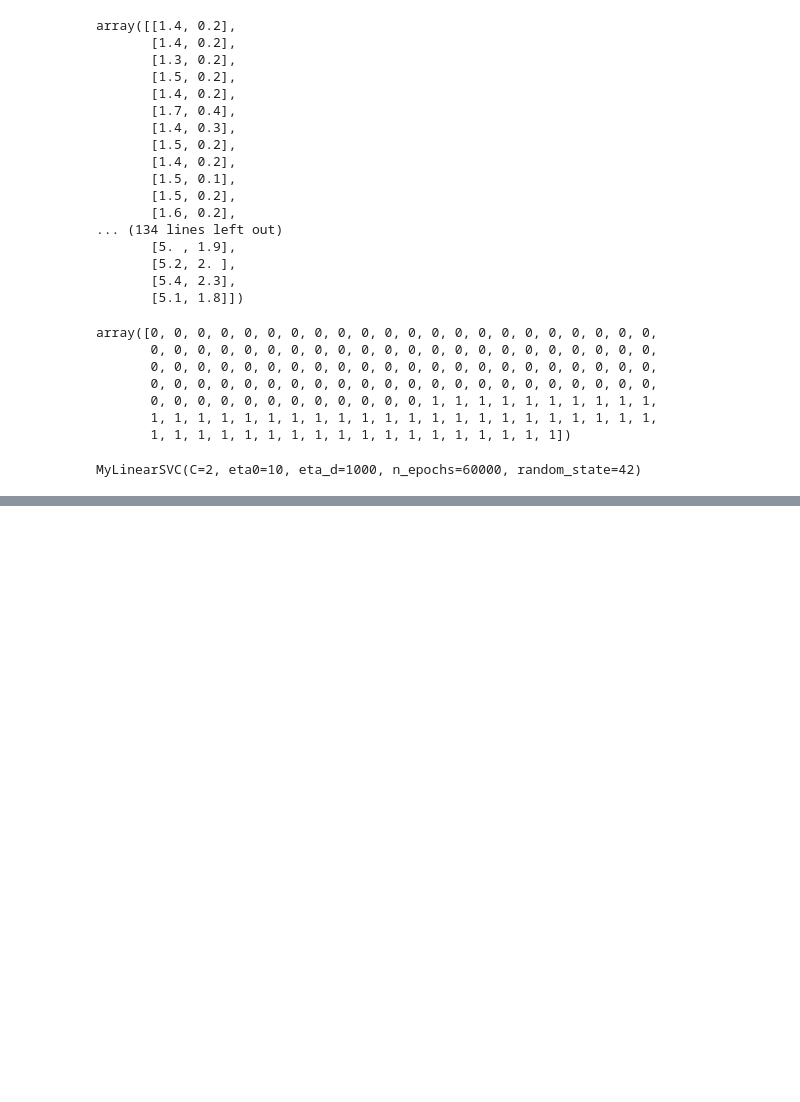
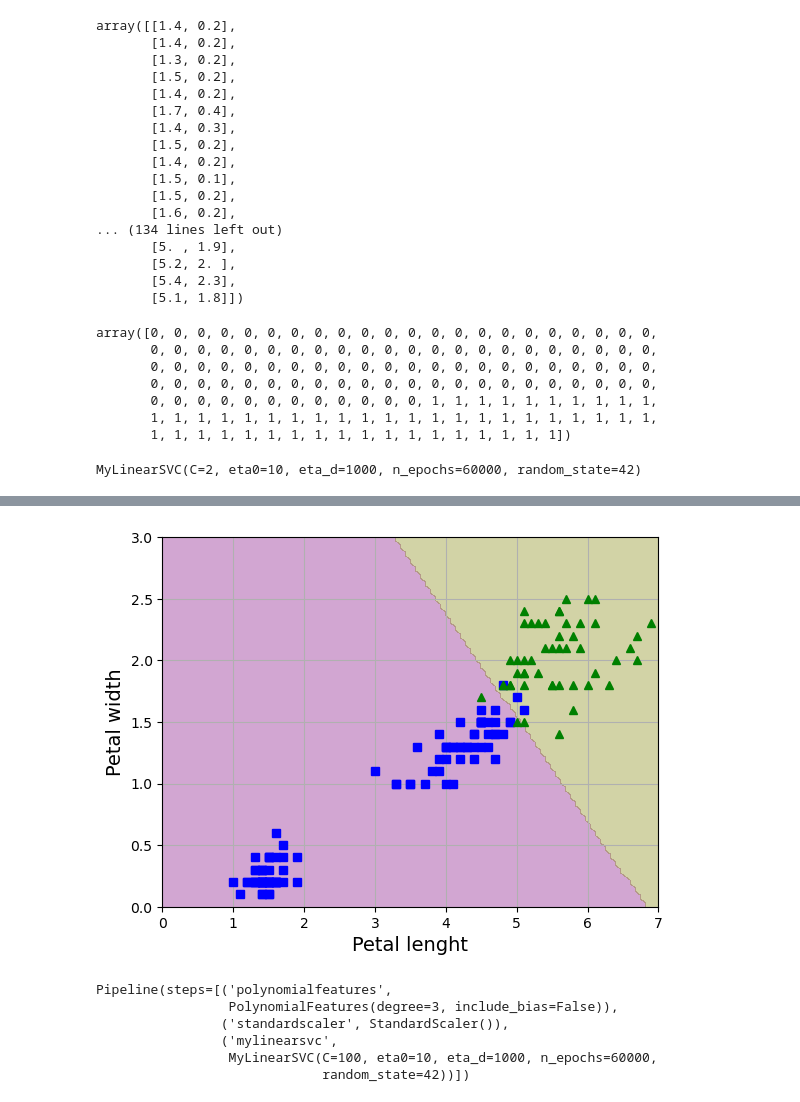
Before and after one commit to cj-chavarria/Machine-Learning-Coursework, a Jupyter notebook: 09_SVMs.ipynb, the cells around one changed output, grey strips where cells are left out. Cells and saved outputs as stored; diff of their text form; code cells hidden in the pictures; blank space fills up the shorter version.

```diff
--- a/09_SVMs.ipynb
+++ b/09_SVMs.ipynb
@@ -110,0 +177,6 @@ print(svm_clf.intercept_, svm_clf.coef_)
+# %%
+plot_predictions(svm_clf, [0,7,0,3])
+plot_dataset(X,y, [0,7,0,3], xlabel='Petal lenght', ylabel='Petal width')
+plt.show()
+# %% [output]
+[figure, added]
@@ -110,0 +188,18 @@ print(svm_clf.intercept_, svm_clf.coef_)
+# %%
+from sklearn.pipeline import make_pipeline
+
+
+C = 100
+polynomial_svm_clf =  make_pipeline(
+    PolynomialFeatures(degree=3, include_bias=False),
+    StandardScaler(),
+    MyLinearSVC(C=C, eta0=10, eta_d=1000, n_epochs=60000, random_state=42)
+)
+polynomial_svm_clf.fit(X,y)
+# %% [output]
+Pipeline(steps=[('polynomialfeatures',
+                 PolynomialFeatures(degree=3, include_bias=False)),
+                ('standardscaler', StandardScaler()),
+                ('mylinearsvc',
+                 MyLinearSVC(C=100, eta0=10, eta_d=1000, n_epochs=60000,
+                             random_state=42))])
```
Also changed, not shown: parts of 13 cells of this notebook.
